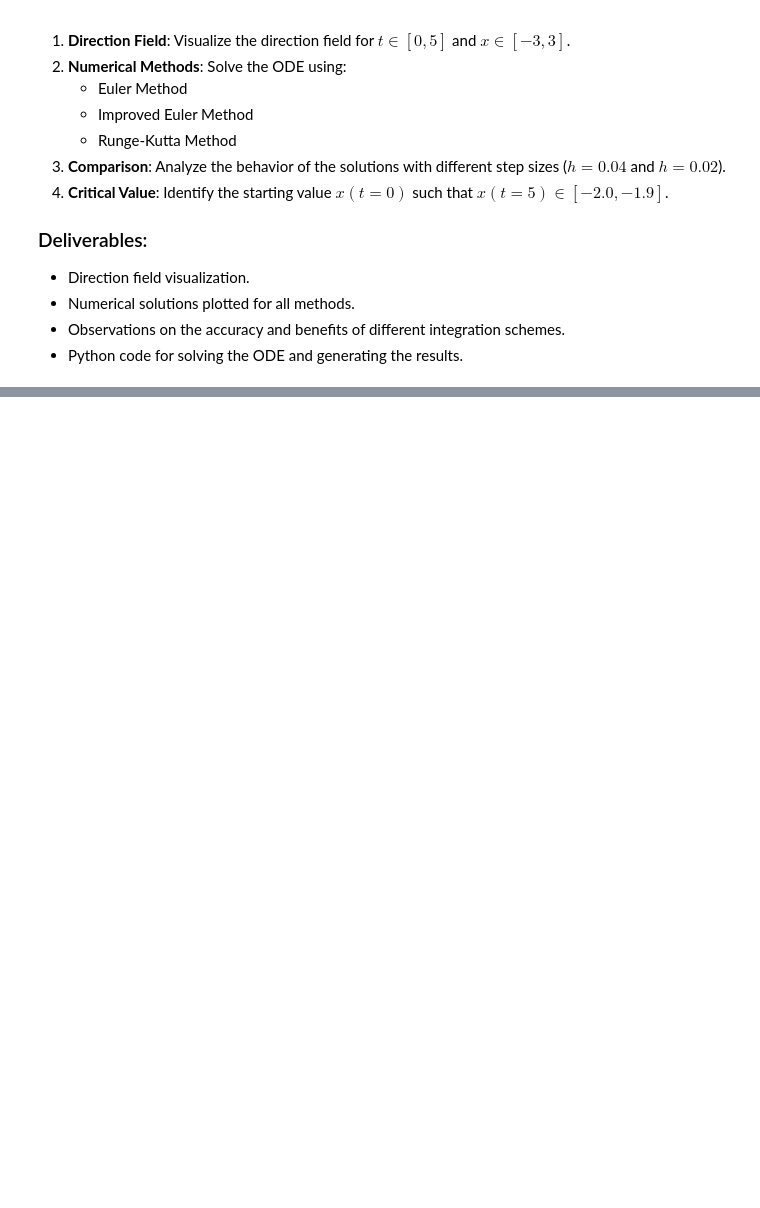
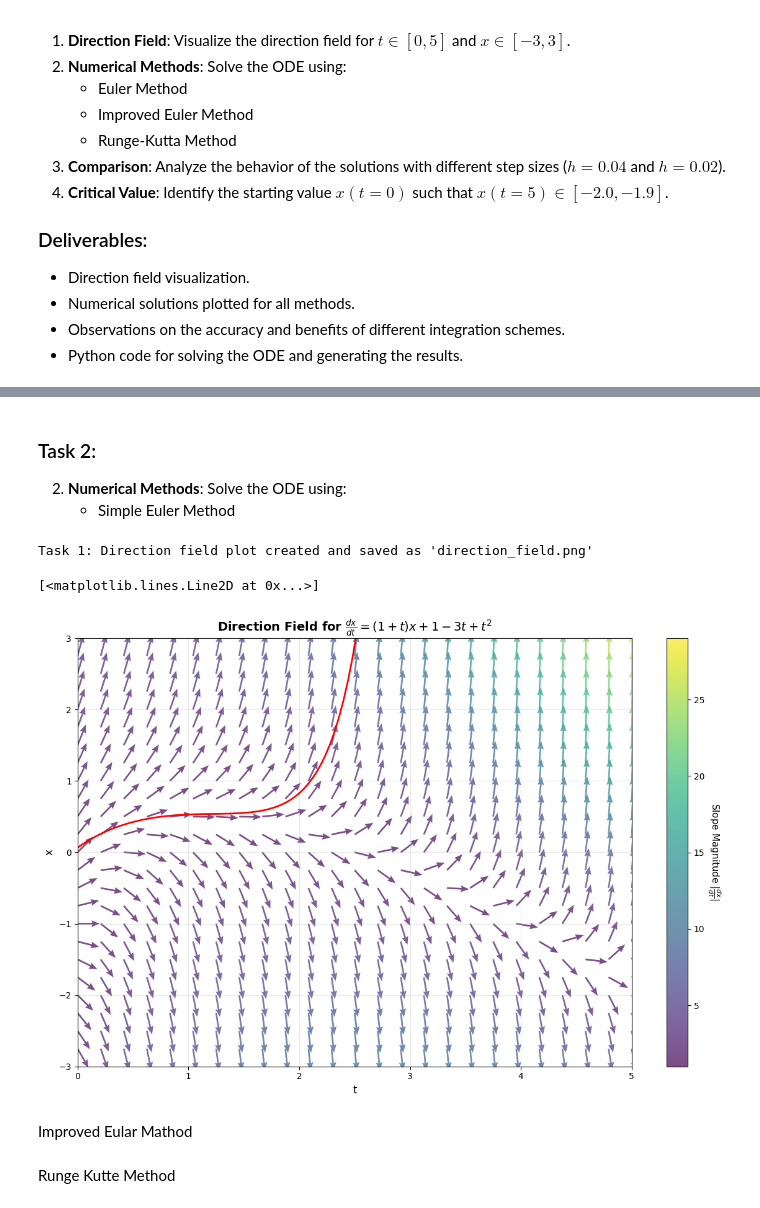
Before and after one commit to Matth3wc/Comp-Sim-Numerical-Methods, a Jupyter notebook: Part-1/Assignments/Comp_Sim_Assignment_3/MainScript.ipynb, the cells around one changed output, grey strips where cells are left out. Cells and saved outputs as stored; diff of their text form; code cells hidden in the pictures; blank space fills up the shorter version.

```diff
--- a/Part-1/Assignments/Comp_Sim_Assignment_3/MainScript.ipynb
+++ b/Part-1/Assignments/Comp_Sim_Assignment_3/MainScript.ipynb
@@ -101,0 +92,36 @@ ParseSyntaxException: Unknown symbol: \dx, found '\'  (at char 6), (line:1, col:
+# %% [markdown]
+### Task 2:
+2. **Numerical Methods**: Solve the ODE using:
+   - Simple Euler Method
+# %%
+# define simple euler update - From Blackboard scripts
+def seuler(t, x, step=0.04):
+    """Simple Euler method: x_new = x + h * f(x, t)"""
+    x_new = x + step * f(x, t)
+    return x_new
+# %%
+# Initialize
+t = 0.0
+x = 0.0655
+h = 0.04
+t_end = 5.0
+
+t_values = [t]
+x_values = [x]
+
+# Iterate
+while t < t_end:
+    x = seuler(t, x, h)  # Update x
+    t = t + h             # Update t
+    t_values.append(t)
+    x_values.append(x)
+# %%
+direction_field()
+# Plot the Euler solution on top of the direction field
+plt.plot(t_values, x_values, 'r-', label='Simple Euler Approximation, Step={h}', linewidth=2)
+# %% [output]
+Task 1: Direction field plot created and saved as 'direction_field.png'
+[<matplotlib.lines.Line2D at 0x...>]
+[figure, added]
+# %% [markdown]
+Improved Eular Mathod
@@ -101,0 +133,2 @@ ParseSyntaxException: Unknown symbol: \dx, found '\'  (at char 6), (line:1, col:
+# %% [markdown]
+Runge Kutte Method
```
Also changed, not shown: parts of 4 cells of this notebook, 1 other file.
